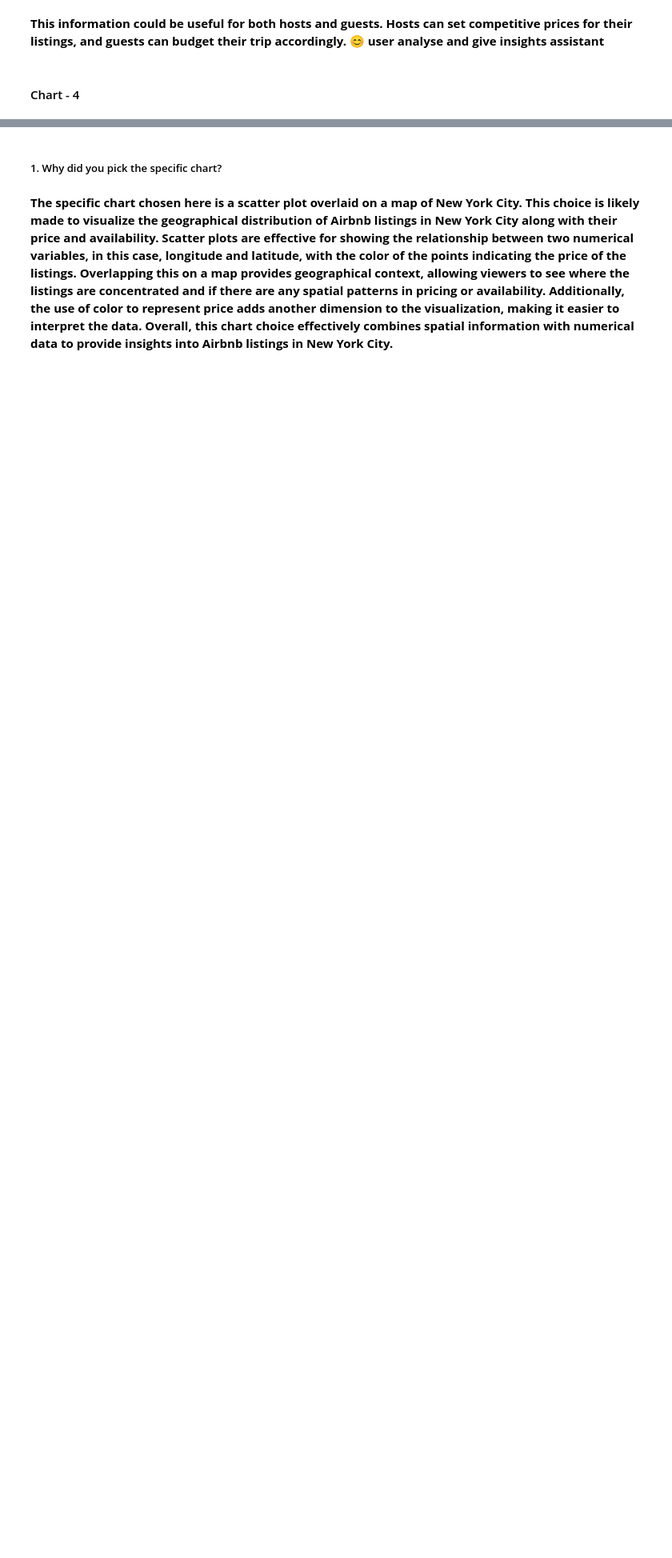
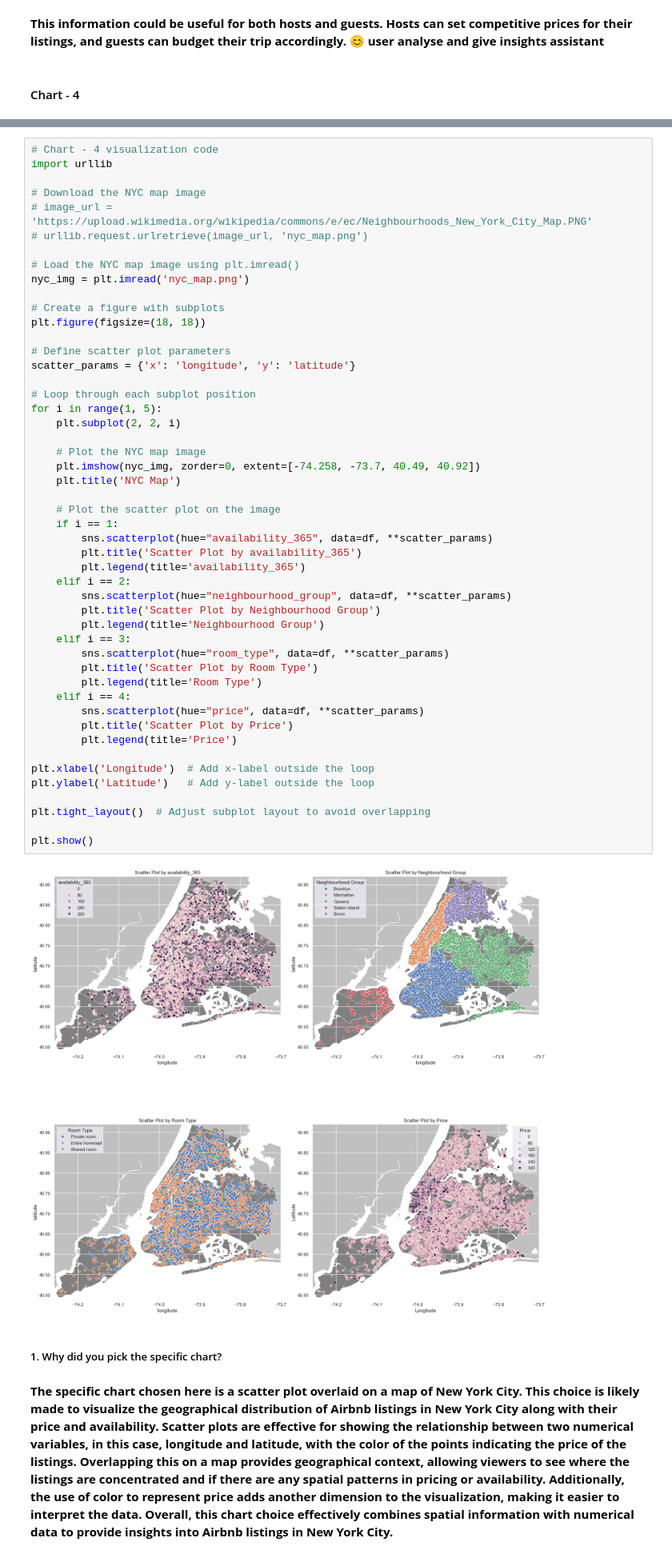
Before and after one commit to saifghostrider454/Airbnb-EDA, a Jupyter notebook: Airbnb.ipynb, the cells around one changed output, grey strips where cells are left out. Shown at 80% size. Drawn from its saved outputs; the diff is of its cells as text; blank space fills up the shorter version.

```diff
--- a/Airbnb.ipynb
+++ b/Airbnb.ipynb
@@ -667,3 +645,54 @@ plt.show()
+# %%
+# Chart - 4 visualization code
+import urllib
+
+# Download the NYC map image
+# image_url = 'https://upload.wikimedia.org/wikipedia/commons/e/ec/Neighbourhoods_New_York_City_Map.PNG'
+# urllib.request.urlretrieve(image_url, 'nyc_map.png')
+
+# Load the NYC map image using plt.imread()
+nyc_img = plt.imread('nyc_map.png')
+
+# Create a figure with subplots
+plt.figure(figsize=(18, 18))
+
+# Define scatter plot parameters
+scatter_params = {'x': 'longitude', 'y': 'latitude'}
+
+# Loop through each subplot position
+for i in range(1, 5):
+    plt.subplot(2, 2, i)
+
+    # Plot the NYC map image
+    plt.imshow(nyc_img, zorder=0, extent=[-74.258, -73.7, 40.49, 40.92])
+    plt.title('NYC Map')
+
+    # Plot the scatter plot on the image
+    if i == 1:
+        sns.scatterplot(hue="availability_365", data=df, **scatter_params)
+        plt.title('Scatter Plot by availability_365')
+        plt.legend(title='availability_365')
+    elif i == 2:
+        sns.scatterplot(hue="neighbourhood_group", data=df, **scatter_params)
+        plt.title('Scatter Plot by Neighbourhood Group')
+        plt.legend(title='Neighbourhood Group')
+    elif i == 3:
+        sns.scatterplot(hue="room_type", data=df, **scatter_params)
+        plt.title('Scatter Plot by Room Type')
+        plt.legend(title='Room Type')
+    elif i == 4:
+        sns.scatterplot(hue="price", data=df, **scatter_params)
+        plt.title('Scatter Plot by Price')
+        plt.legend(title='Price')
+
+plt.xlabel('Longitude')  # Add x-label outside the loop
+plt.ylabel('Latitude')   # Add y-label outside the loop
+
+plt.tight_layout()  # Adjust subplot layout to avoid overlapping
+
+plt.show()
+# %% [output]
+[figure, added]
 # %% [markdown]
 ##### 1. Why did you pick the specific chart?
 # %% [markdown]
```
Also changed, not shown: parts of 50 cells of this notebook.
